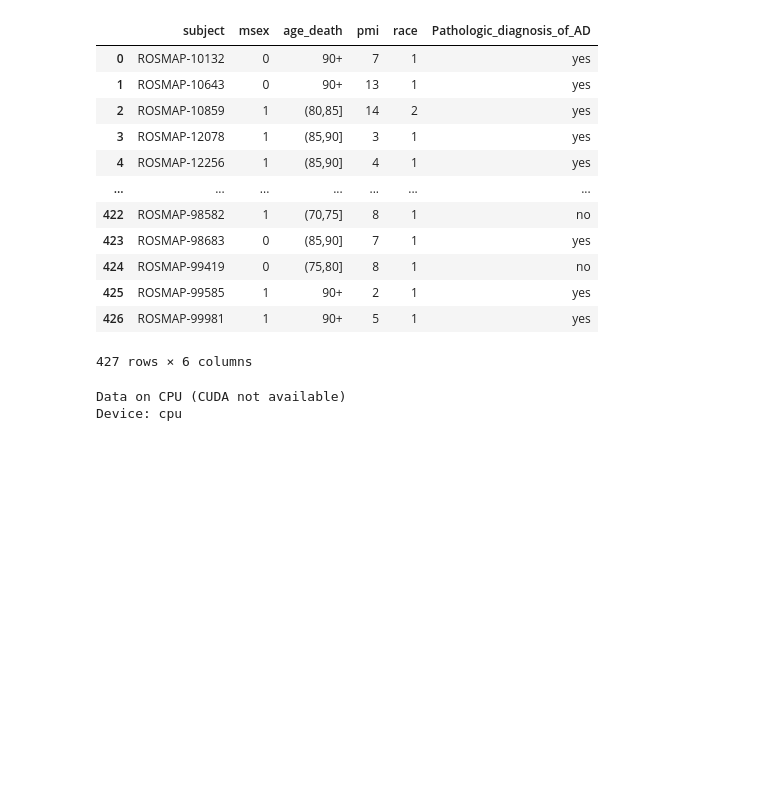
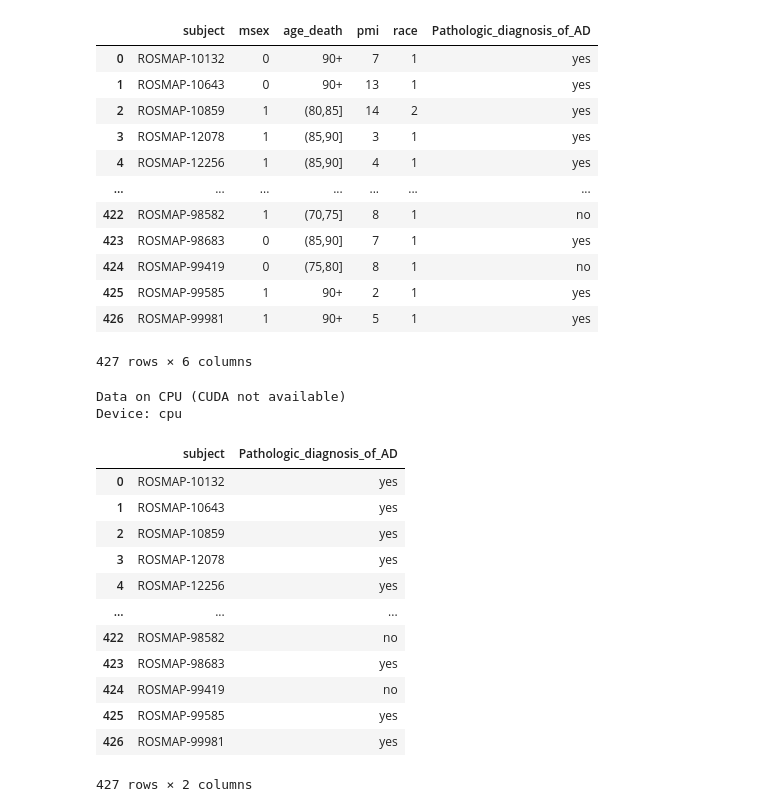
Before and after one commit to ThomasM31/BBTX11-VT26-07, a Jupyter notebook: datatesting.ipynb, the cells around one changed output. Drawn from its saved outputs; the diff is of its cells as text; code cells hidden in the pictures; blank space fills up the shorter version.

```diff
--- a/datatesting.ipynb
+++ b/datatesting.ipynb
@@ -316,3 +315,20 @@ Data on CPU (CUDA not available)
 Device: cpu
 # %%
 # Weighted sampling?
+# %%
+subject_with_diagnosis = subject_metadata[["subject     ", " Pathologic_diagnosis_of_AD"]]
+subject_with_diagnosis
+# %% [output]
+|  | subject | Pathologic_diagnosis_of_AD |
+| 0 | ROSMAP-10132 | yes |
+| 1 | ROSMAP-10643 | yes |
+| 2 | ROSMAP-10859 | yes |
+| 3 | ROSMAP-12078 | yes |
+| 4 | ROSMAP-12256 | yes |
+| ... | ... | ... |
+| 422 | ROSMAP-98582 | no |
+| 423 | ROSMAP-98683 | yes |
+| 424 | ROSMAP-99419 | no |
+| 425 | ROSMAP-99585 | yes |
+| 426 | ROSMAP-99981 | yes |
+427 rows × 2 columns
```
Also changed, not shown: parts of 2 cells of this notebook.
